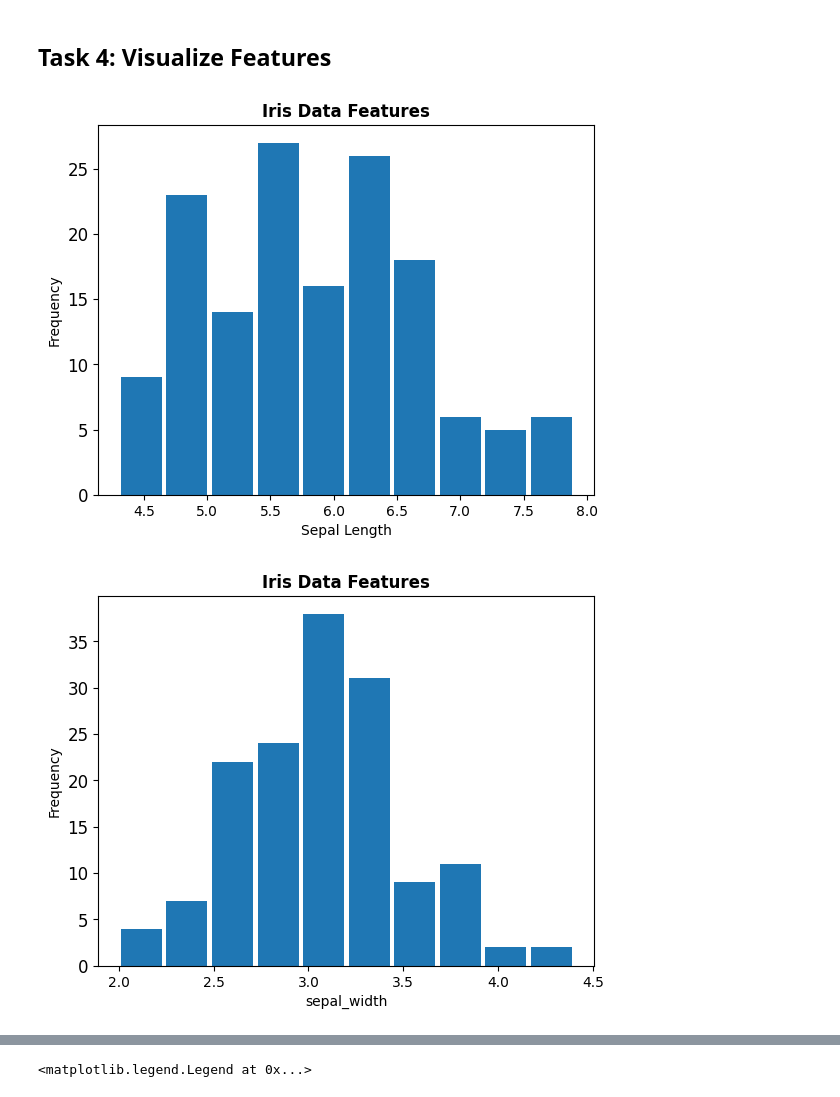
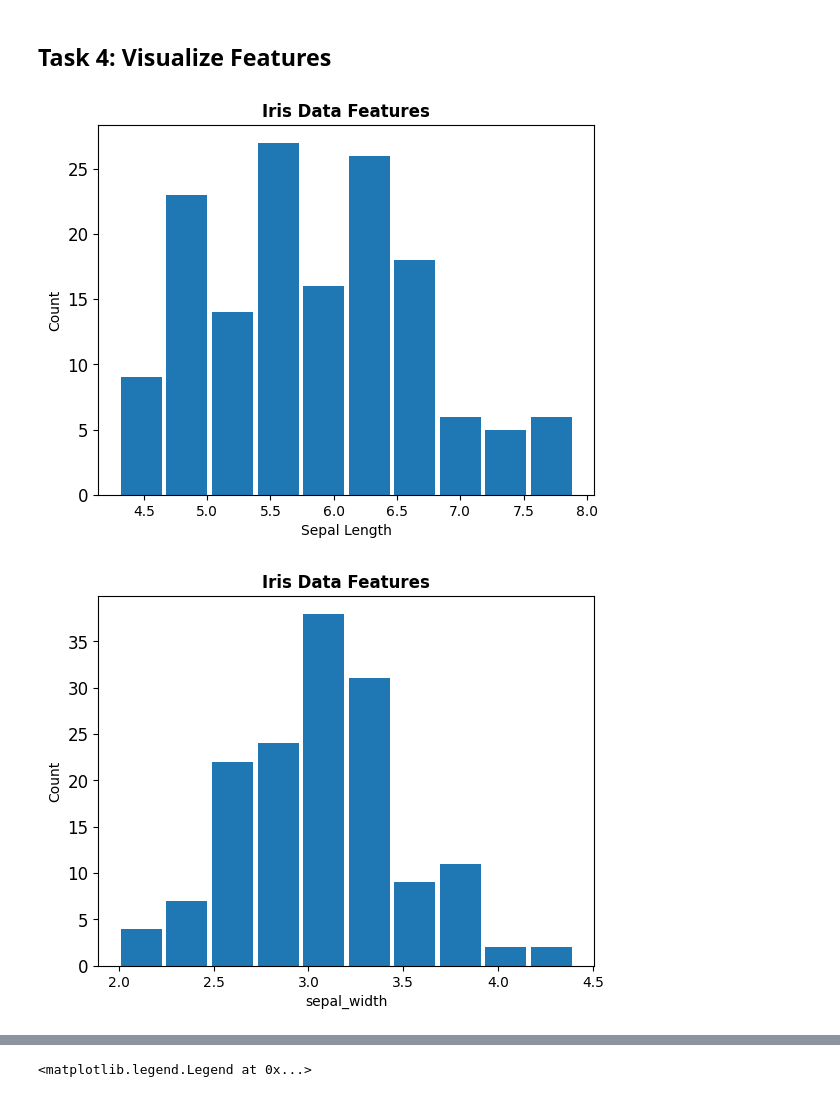
Before and after one commit to HewaOrang/principles_of_data_analytics, a Jupyter notebook: tasks.ipynb, the cells around one changed output, grey strips where cells are left out. Saved outputs shown, nothing was run; the diff lists cells and outputs as text; code cells hidden in the pictures.

```diff
--- a/tasks.ipynb
+++ b/tasks.ipynb
@@ -106,27 +124,27 @@ import numpy as np # NumPy is a library for numerical computing in Python
 # %%
 # https://python-graph-gallery.com/528-customizing-histogram-with-pandas/#:~:text=Adding%20titles%20and%20names%20to,()%20)%20functions%20to%20add%20them.
 
 # ax = plt.hist(df['sepal_length'], edgecolor='black', label='sepal_length', alpha=0.5)
 # ax is the histogram object, creates a histogram for the specific feature column  "sepal_length"
 ax = df["sepal_length"].hist(grid=False, # Remove grid
                         xlabelsize=10, # Change size of labels on the x-axis
                         ylabelsize=12, # Change size of labels on the y-axis
                         # bins=20, # Number of bins
                         # edgecolor='black', # Color of the border
                         # color='orange', # Color of the bins
                         rwidth=0.9 # Space between bins
                         # legend =('sepal_length')
                        )
 ax.set_title('Iris Data Features', weight='bold')
 
 # Add label names
 ax.set_xlabel('Sepal Length')
-ax.set_ylabel('Frequency')
+ax.set_ylabel('Count')
 
 # Show the plot
 ax = plt.show()
 # %% [output]
-[figure, old version]
+[figure, new version]
 # %%
 # ax is the histogram object, creates a histogram for the specific feature column  "sepal_width"
 ax = df["sepal_width"].hist(grid=False, # Remove grid
@@ -142,12 +160,12 @@ ax.set_title('Iris Data Features', weight='bold')
 
 # Add label names
 ax.set_xlabel('sepal_width')
-ax.set_ylabel('Frequency')
+ax.set_ylabel('Count')
 
 # Show the plot
 ax = plt.show()
 # %% [output]
-[figure, old version]
+[figure, new version]
 # %%
 # ax is the histogram object, creates a histogram for the specific feature column  "petal_length"
 ax = df["petal_length"].hist(grid=False, # Remove grid
```
Also changed, not shown: parts of 3 cells of this notebook.
